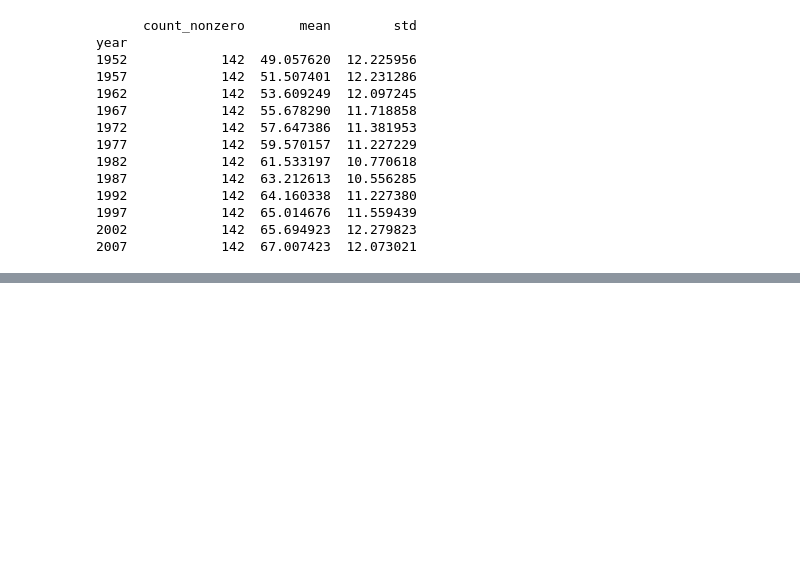
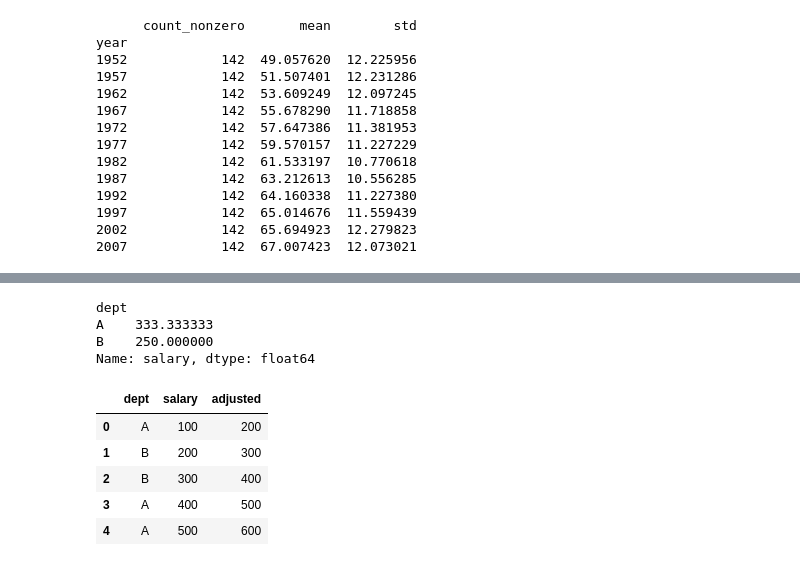
Before and after one commit to taehyun1372/LearnPython, a Jupyter notebook: Pandas_Intro/12_Group.ipynb, the cells around one changed output, grey strips where cells are left out. Saved outputs shown, nothing was run; the diff lists cells and outputs as text; code cells hidden in the pictures; blank space fills up the shorter version.

```diff
--- a/Pandas_Intro/12_Group.ipynb
+++ b/Pandas_Intro/12_Group.ipynb
@@ -119,3 +119,9 @@ year
 1997            142  65.014676  11.559439
 2002            142  65.694923  12.279823
 2007            142  67.007423  12.073021
+# %%
+df = pd.DataFrame({
+    'dept': ['A', 'B', 'B', 'A', 'A'],
+    'salary' : [100, 200, 300, 400, 500]
+})
+df.head()
@@ -121,0 +135,38 @@ year
+# %%
+def mean(values):
+    sum = 0
+    for value in values:
+        sum += value
+    return sum / len(values)
+
+df.groupby('dept')['salary'].agg(mean)
+# %% [output]
+dept
+A    333.333333
+B    250.000000
+Name: salary, dtype: float64
+# %%
+def plus_value(x, value):
+    return x + value
+
+df['adjusted'] = df.groupby('dept')['salary'].transform(plus_value, 100)
+df.head()
+
+# A 그룹
+# salary = [100, 200]
+
+# plus_value([100, 200], 100)
+# → [200, 300]
+
+# B 그룹
+# salary = [300, 400, 500]
+
+# plus_value([300, 400, 500], 100)
+# → [400, 500, 600]
+# %% [output]
+|  | dept | salary | adjusted |
+| 0 | A | 100 | 200 |
+| 1 | B | 200 | 300 |
+| 2 | B | 300 | 400 |
+| 3 | A | 400 | 500 |
+| 4 | A | 500 | 600 |
```
Also changed, not shown: parts of 22 cells of this notebook, 13 other files.
